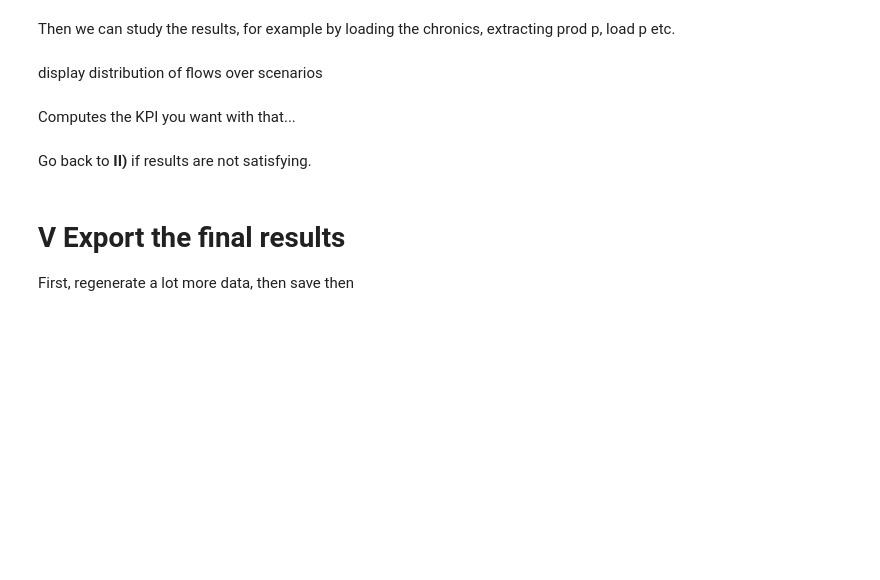
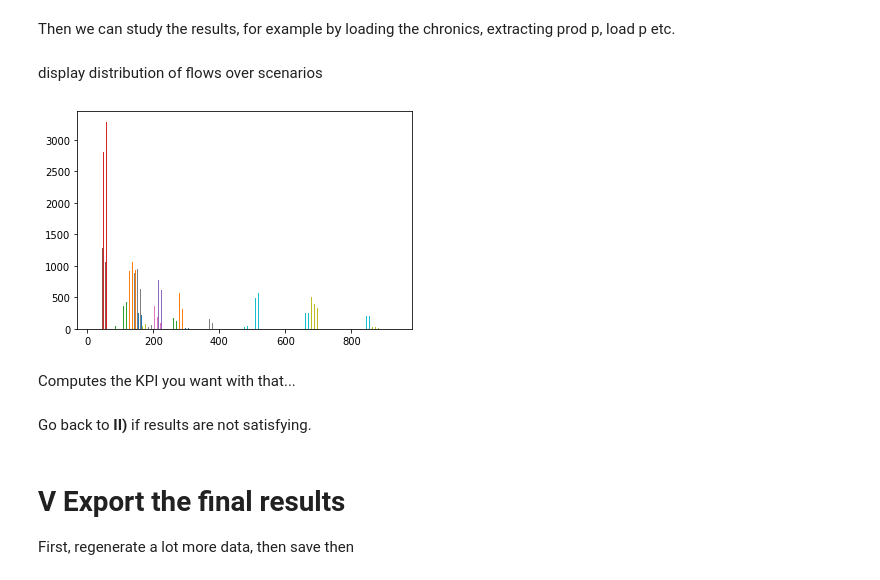
Before and after one commit to Grid2op/chronix2grid, a Jupyter notebook: chronix2grid/GetGridGenLoadRenewables.ipynb, the cells around one changed output. Cells and saved outputs as stored; diff of their text form; code cells hidden in the pictures; blank space fills up the shorter version.

Commit message:
improving the compatibility with the notebook, now really working better, still some bugs to reaload the environment

```diff
--- a/chronix2grid/GetGridGenLoadRenewables.ipynb
+++ b/chronix2grid/GetGridGenLoadRenewables.ipynb
@@ -419,9 +638,11 @@ This is to test the environment can be used by grid2op. This is what the "case11
 # %% [markdown]
 ### Correct the bug in element 7_4_173
 # %%
+# NO YOU SHOULD NOT DO THAT BUT BE ABLE TO RUN ALL SCENARIOS IN THE RUNNER.
+
 # Chose generated scenario
-scenario = 'Scenario_0'
-scenario_path = os.path.join(OUTPUT_FOLDER, str(year), scenario)
+# scenario = 'Scenario_15'
+# scenario_path = os.path.join(OUTPUT_FOLDER, str(year), scenario)
 # %% [markdown]
 ** I can't run from the following cell: can't make the dispatch run on my machine and don't data in the right format**
 # %%
@@ -486,4 +708,10 @@ for i in range(observations_npy.shape[0]):
+# %%
+from grid2op.EpisodeData import EpisodeData
+import numpy as np
+from tqdm.notebook import tqdm
+
+data_this_episode = EpisodeData.from_disk(path_data_saved, "chronics")
 # %%
-flows_a = pd.DataFrame(np.array([obs.a_or for obs in li_observations]))
-loads_p = pd.DataFrame(np.array([obs.load_p for obs in li_observations]))
-prods_p = pd.DataFrame(np.array([obs.prod_p for obs in li_observations]))
+flows_a = np.array([obs.a_or for obs in data_this_episode.observations])
+loads_p = np.array([obs.load_p for obs in data_this_episode.observations])
+prods_p = np.array([obs.prod_p for obs in data_this_episode.observations])
@@ -493,8 +719,9 @@ flows_a.head()
 display distribution of flows over scenarios
 # %%
 import matplotlib.pyplot as plt
-flow_a_vector=np.concatenate(flows_a, axis=None)
-plt.hist(flow_a_vector,bins=100)
+_ = plt.hist(flows_a,bins=100)
+# %% [output]
+[figure, added]
 # %% [markdown]
 Computes the KPI you want with that...
 # %%
```
Also changed, not shown: parts of 36 cells of this notebook, 5 other files.
